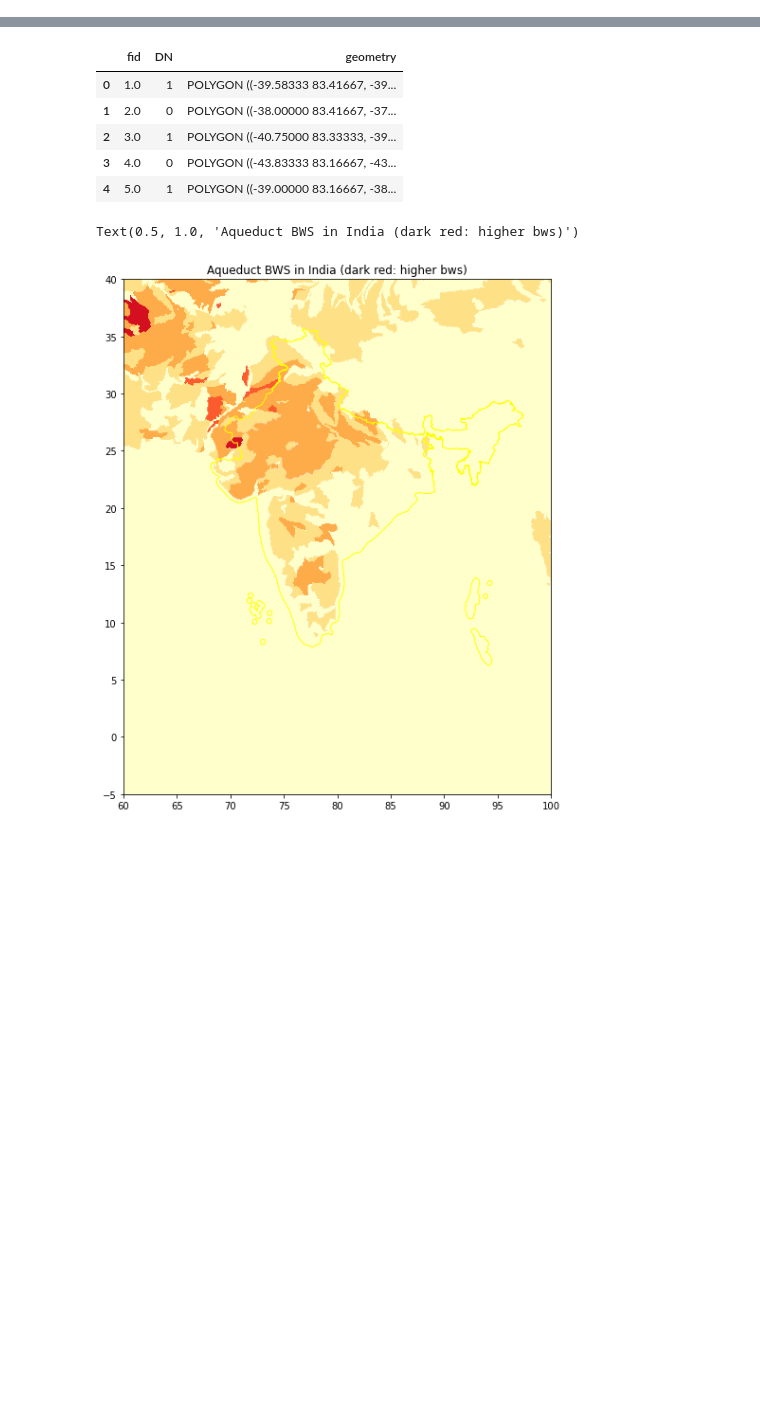
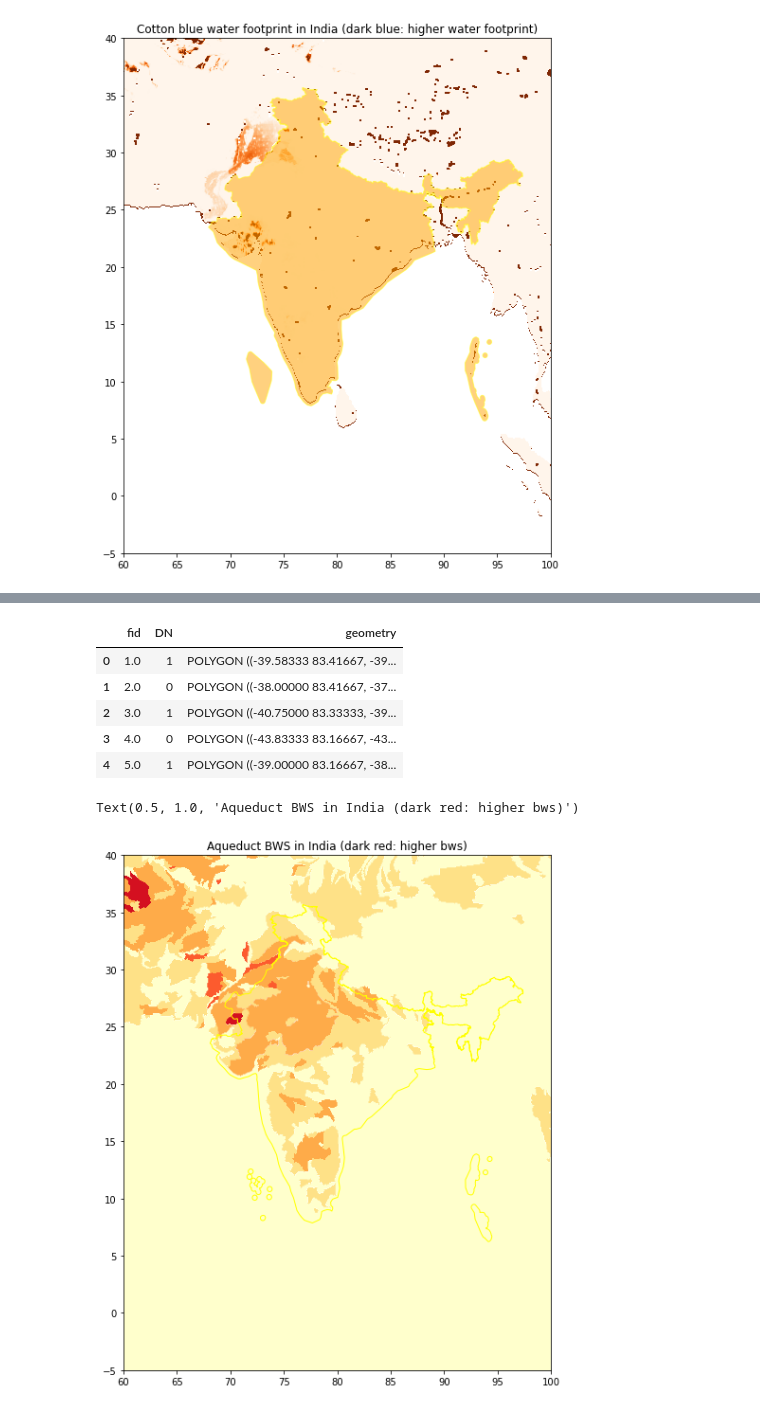
Before and after one commit to Vizzuality/landgriffon, a Jupyter notebook: data/notebooks/Lab/2_water_use.ipynb, the cells around one changed output, grey strips where cells are left out. Cells and saved outputs as stored; diff of their text form; code cells hidden in the pictures; blank space fills up the shorter version.

```diff
--- a/data/notebooks/Lab/2_water_use.ipynb
+++ b/data/notebooks/Lab/2_water_use.ipynb
@@ -51,7 +44,0 @@ india_location = input_data[input_data['Country']=="India"].iloc[4]
-# %%
-# get geometry for india
-india_loc = GeolocateAddress(query='India')
-
-#generate gdf for india with polygon geometry
-gdf_india = gpd.GeoDataFrame.from_features(india_loc.polygon_json, crs='epsg:4326')
-gdf_india
@@ -68,10 +44,0 @@ Preparing url: https://nominatim.openstreetmap.org/search?format=json&limit=1&de
-# %%
-#import blue water footprint cotton
-with rio.open('../raw_data/wfbl_mmyr_4326_cotton.tif') as src:
-    dat = src.read(1)
-    fig, ax = plt.subplots(figsize=[15,10])
-    ax.set_ylim((-5,40))
-    ax.set_xlim((60,100))
-    rio.plot.show(dat, vmax=100, cmap='Blues', ax=ax, transform=src.transform)
-    gdf_india.plot(ax=ax, color='', edgecolor='yellow')
-    ax.set_title('Cotton blue water footprint in India (dark blue: higher water footprint)')
@@ -94,10 +44,0 @@ point_loc_gdf
-# %%
-#import blue water footprint cotton
-with rio.open('../raw_data/wfbl_mmyr_4326_cotton.tif') as src:
-    dat = src.read(1)
-    fig, ax = plt.subplots(figsize=[10,5])
-    ax.set_ylim((30,36))
-    ax.set_xlim((110,120))
-    rio.plot.show(dat, vmax=100, cmap='Blues', ax=ax, transform=src.transform)
-    point_loc_gdf.plot(ax=ax, color='', edgecolor='yellow')
-    ax.set_title('Cotton blue water footprint in point location (dark blue: higher water footprint)')
@@ -107,0 +392,12 @@ with rio.open('../raw_data/wfbl_mmyr_4326_cotton.tif') as src:
+# %%
+#check calculated risk map
+with rio.open( '../../datasets/processed/water_risk_cotton_gdal_4326.tif') as src:
+    dat = src.read(1)
+    fig, ax = plt.subplots(figsize=[15,10])
+    ax.set_ylim((-5,40))
+    ax.set_xlim((60,100))
+    rio.plot.show(dat, vmin=0, vmax=444, cmap='Oranges', ax=ax, transform=src.transform)
+    gdf_india.plot(ax=ax, alpha=0.5, color='Orange', edgecolor='yellow')
+    ax.set_title('Cotton blue water footprint in India (dark blue: higher water footprint)')
+# %% [output]
+[figure, added]
```
Also changed, not shown: parts of 76 cells of this notebook, 1 other file.
